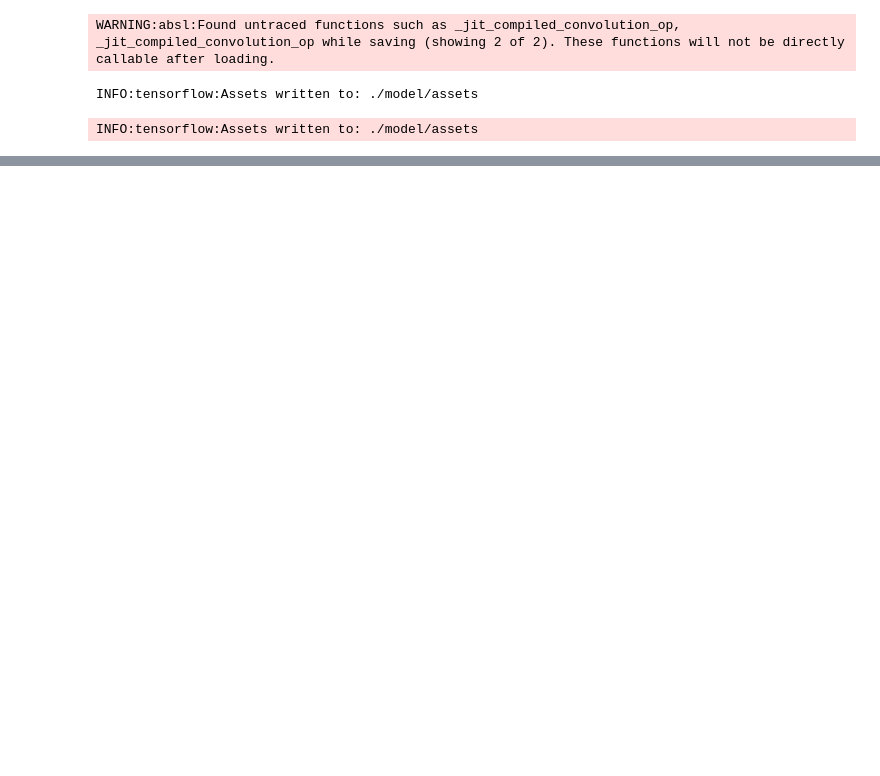
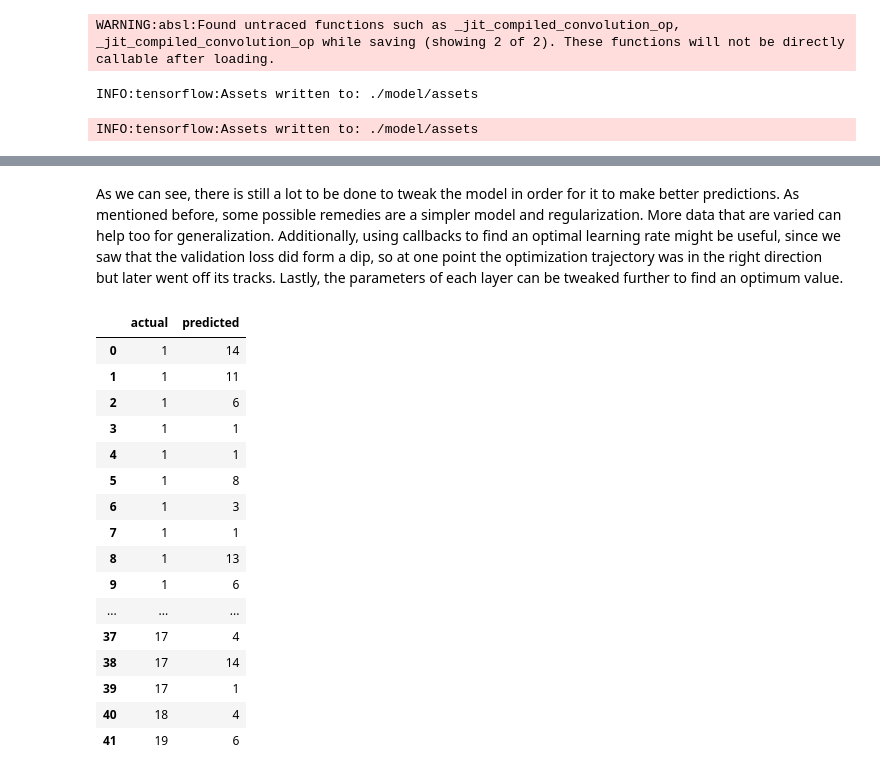
Before and after one commit to sampsonmao/jordans_classifier, a Jupyter notebook: jordans_classifier.ipynb, the cells around one changed output, grey strips where cells are left out. Drawn from its saved outputs; the diff is of its cells as text; code cells hidden in the pictures; blank space fills up the shorter version.

Commit message:
Update notebook to compare predictions

```diff
--- a/jordans_classifier.ipynb
+++ b/jordans_classifier.ipynb
@@ -274,0 +245,7 @@ KeyboardInterrupt:
+# %%
+test_ds = test_datagen.flow_from_directory(
+    TEST_DIR,
+    target_size=(256, 256),
+    batch_size=1,
+    class_mode="sparse",
+)
@@ -274,0 +262,10 @@ KeyboardInterrupt:
+# %%
+class_index_to_label_dict = {
+    index: label for label, index in train_ds.class_indices.items()
+}
+# %%
+test_labels = np.vectorize(class_index_to_label_dict.get)(test_ds.classes)
+# %%
+predicted_probabilities = model.predict(test_ds)
+predicted_class_indices = predicted_probabilities.argmax(axis=-1)
+predicted_labels = np.vectorize(class_index_to_label_dict.get)(predicted_class_indices)
@@ -274,0 +274,23 @@ KeyboardInterrupt:
+# %% [markdown]
+As we can see, there is still a lot to be done to tweak the model in order for it to make better predictions. As mentioned before, some possible remedies are a simpler model and regularization. More data that are varied can help too for generalization. Additionally, using callbacks to find an optimal learning rate might be useful, since we saw that the validation loss did form a dip, so at one point the optimization trajectory was in the right direction but later went off its tracks. Lastly, the parameters of each layer can be tweaked further to find an optimum value.
+# %%
+predictions_df = pd.DataFrame()
+predictions_df.assign(actual=test_labels, predicted=predicted_labels)
+# %% [output]
+|  | actual | predicted |
+| 0 | 1 | 14 |
+| 1 | 1 | 11 |
+| 2 | 1 | 6 |
+| 3 | 1 | 1 |
+| 4 | 1 | 1 |
+| 5 | 1 | 8 |
+| 6 | 1 | 3 |
+| 7 | 1 | 1 |
+| 8 | 1 | 13 |
+| 9 | 1 | 6 |
+| ... | ... | ... |
+| 37 | 17 | 4 |
+| 38 | 17 | 14 |
+| 39 | 17 | 1 |
+| 40 | 18 | 4 |
+| 41 | 19 | 6 |
```
Also changed, not shown: parts of 21 cells of this notebook.
